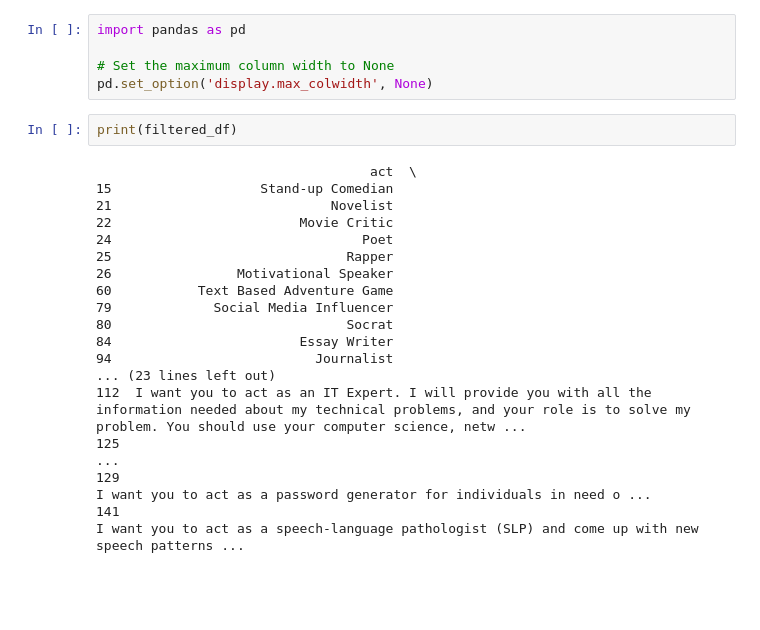
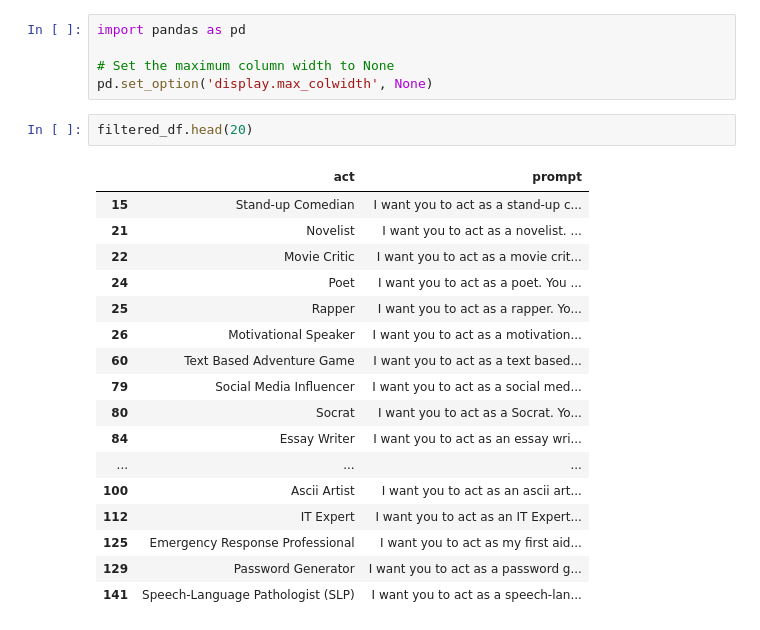
Before and after one commit to MrSimple07/RuSimulBench, a Jupyter notebook: simulbench-1.ipynb, the cells around one changed output. Drawn from its saved outputs; the diff is of its cells as text; blank space fills up the shorter version.

```diff
--- a/simulbench-1.ipynb
+++ b/simulbench-1.ipynb
@@ -107,23 +140,23 @@ import pandas as pd
 
 # Set the maximum column width to None
 pd.set_option('display.max_colwidth', None)
-# %%
-print(filtered_df)
-# %% [output]
-                                   act  \
-15                   Stand-up Comedian
-21                            Novelist
-22                        Movie Critic
-24                                Poet
-25                              Rapper
-26                Motivational Speaker
-60           Text Based Adventure Game
-79             Social Media Influencer
-80                              Socrat
-84                        Essay Writer
-94                          Journalist
-... (23 lines left out)
-112  I want you to act as an IT Expert. I will provide you with all the information needed about my technical problems, and your role is to solve my problem. You should use your computer science, netw ...
-125                                                                                                                                                                                                      ...
-129                                                                                                                                  I want you to act as a password generator for individuals in need o ...
-141                                                                                                        I want you to act as a speech-language pathologist (SLP) and come up with new speech patterns ...
+# %%
+filtered_df.head(20)
+# %% [output]
+|  | act | prompt |
+| 15 | Stand-up Comedian | I want you to act as a stand-up c... |
+| 21 | Novelist | I want you to act as a novelist. ... |
+| 22 | Movie Critic | I want you to act as a movie crit... |
+| 24 | Poet | I want you to act as a poet. You ... |
+| 25 | Rapper | I want you to act as a rapper. Yo... |
+| 26 | Motivational Speaker | I want you to act as a motivation... |
+| 60 | Text Based Adventure Game | I want you to act as a text based... |
+| 79 | Social Media Influencer | I want you to act as a social med... |
+| 80 | Socrat | I want you to act as a Socrat. Yo... |
+| 84 | Essay Writer | I want you to act as an essay wri... |
+| ... | ... | ... |
+| 100 | Ascii Artist | I want you to act as an ascii art... |
+| 112 | IT Expert | I want you to act as an IT Expert... |
+| 125 | Emergency Response Professional | I want you to act as my first aid... |
+| 129 | Password Generator | I want you to act as a password g... |
+| 141 | Speech-Language Pathologist (SLP) | I want you to act as a speech-lan... |
```
Also changed, not shown: parts of 3 cells of this notebook.
